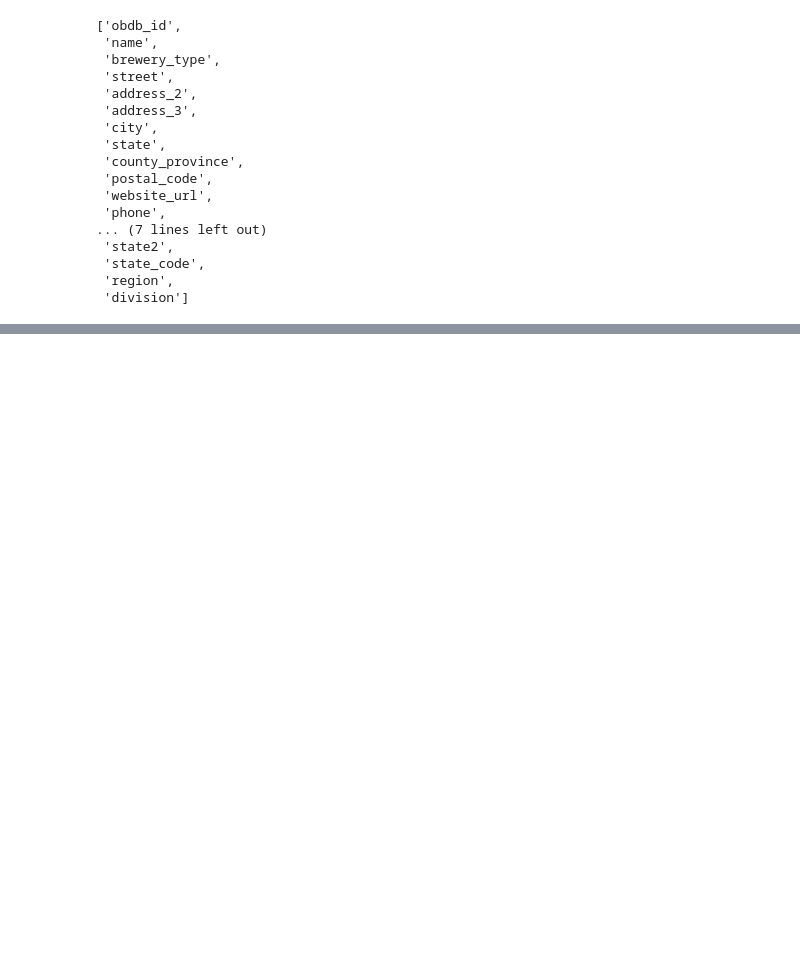
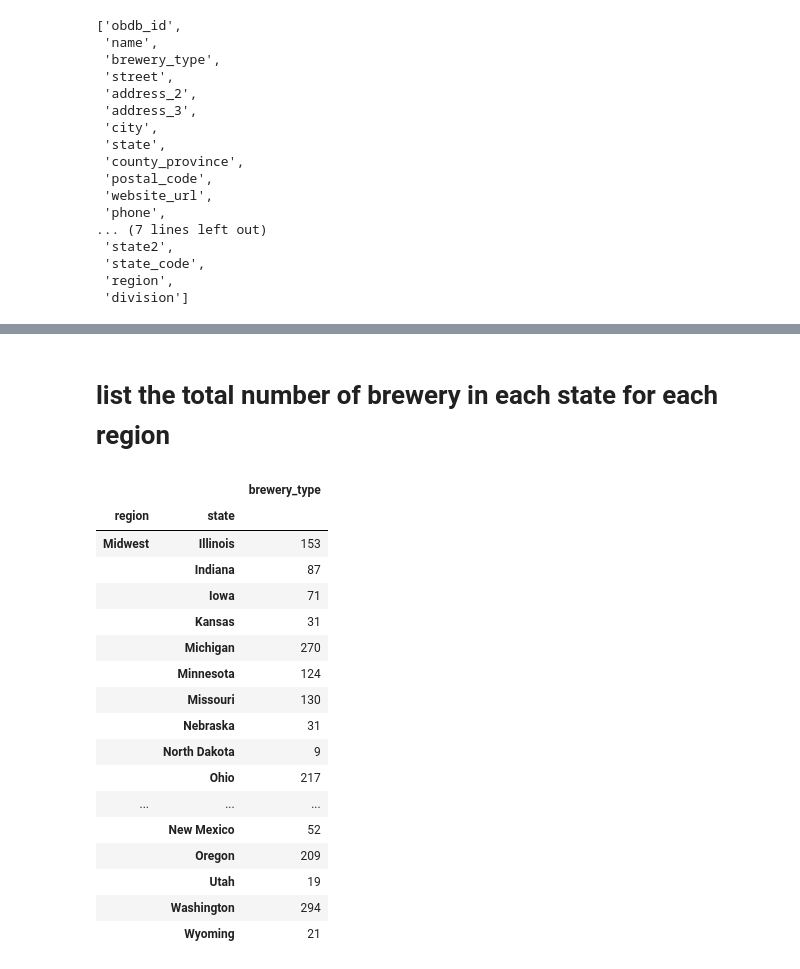
Before and after one commit to Franz365/Project_2, a Jupyter notebook: PythonApp/grouping.ipynb, the cells around one changed output, grey strips where cells are left out. Cells and saved outputs as stored; diff of their text form; code cells hidden in the pictures; blank space fills up the shorter version.

```diff
--- a/PythonApp/grouping.ipynb
+++ b/PythonApp/grouping.ipynb
@@ -86,2 +169,26 @@ df.head()
+# %% [markdown]
+# list the total number of brewery in each state for each region
+# %%
+df2 = df.groupby(['region', 'state']).agg({'brewery_type':'count'})
+df2
+# %% [output]
+|  |  | brewery_type |
+| region | state |  |
+| Midwest | Illinois | 153 |
+|  | Indiana | 87 |
+|  | Iowa | 71 |
+|  | Kansas | 31 |
+|  | Michigan | 270 |
+|  | Minnesota | 124 |
+|  | Missouri | 130 |
+|  | Nebraska | 31 |
+|  | North Dakota | 9 |
+|  | Ohio | 217 |
+| ... | ... | ... |
+|  | New Mexico | 52 |
+|  | Oregon | 209 |
+|  | Utah | 19 |
+|  | Washington | 294 |
+|  | Wyoming | 21 |
 # %%
 df["region"].value_counts().to_dict()
```
Also changed, not shown: parts of 10 cells of this notebook.
